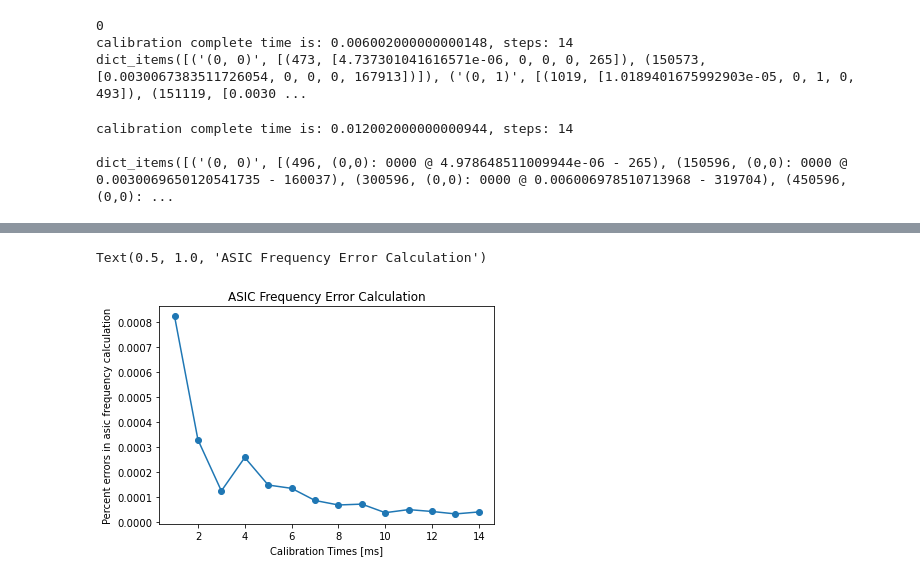
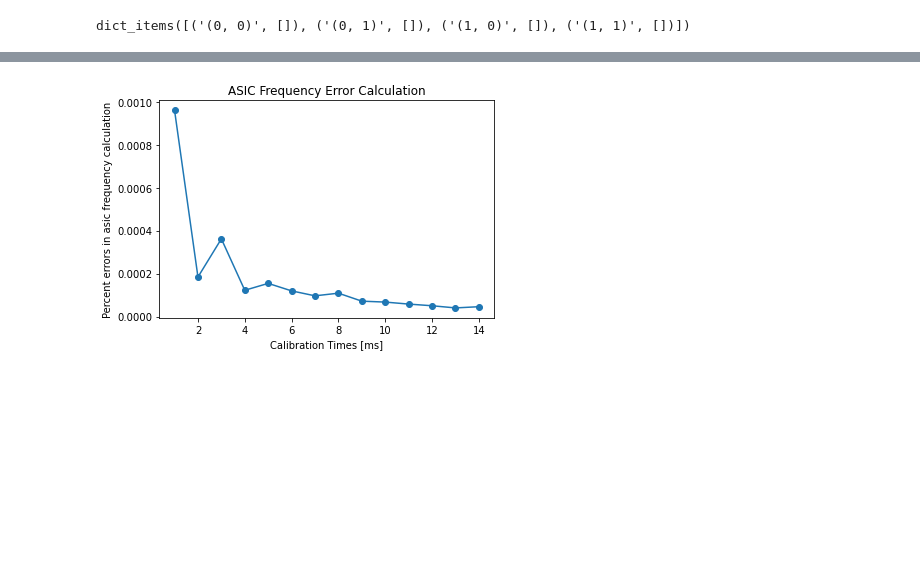
Before and after one commit to vsheb/qpix-digital, a Jupyter notebook: simulation-software/ArrayNotebook.ipynb, the cells around one changed output, grey strips where cells are left out. Saved outputs shown, nothing was run; the diff lists cells and outputs as text; code cells hidden in the pictures; blank space fills up the shorter version.

```diff
--- a/simulation-software/ArrayNotebook.ipynb
+++ b/simulation-software/ArrayNotebook.ipynb
@@ -7,41 +7,34 @@ random.seed(2)
-# %%
-qpa = qparray.QpixAsicArray(2, 2, debug=0.0, deltaT=2e-6)
-print(qpa._daqNode.daqHits)
-qpa.Calibrate(0.003)
-print(qpa._daqNode.daqData.items())
-# %% [output]
-0
-calibration complete time is: 0.006002000000000148, steps: 14
-dict_items([('(0, 0)', [(473, [4.737301041616571e-06, 0, 0, 0, 265]), (150573, [0.0030067383511726054, 0, 0, 0, 167913])]), ('(0, 1)', [(1019, [1.0189401675992903e-05, 0, 1, 0, 493]), (151119, [0.0030 ...
-# %%
-qpa.Calibrate(0.003)
-# qpa.Calibrate(1.0)
-print()
-print(qpa._daqNode.daqData.items())
-# %% [output]
-calibration complete time is: 0.012002000000000944, steps: 14
-
-dict_items([('(0, 0)', [(496, (0,0): 0000 @ 4.978648511009944e-06 - 265), (150596, (0,0): 0000 @ 0.0030069650120541735 - 160037), (300596, (0,0): 0000 @ 0.006006978510713968 - 319704), (450596, (0,0): ...
 # %%
-guessFrq = {}
-for k, v in qpa._daqNode.pixelData.items():
-    asic = k
-    daqTicks = []
-    asicTicks = []
-    for daqTick, asicTick in v:
-        daqTicks.append(daqTick)
-        asicTicks.append(asicTick)
-    print("asic ticks:", asicTicks)
-    guessFrq[asic] = (asicTicks[-1] - asicTicks[-2]) / (daqTicks[1] - daqTicks[0])  * qpa._daqNode.fOsc
-for asic in qpa:
-    key = f"({asic.row},{asic.col})"
-    print(f"{key} percent diff: {(guessFrq[key] - asic.fOsc) / asic.fOsc * 100:1.2E}")
+qpa = qparray.QpixAsicArray(2, 2, debug=0.0, deltaT=2e-6)
+# print(qpa._daqNode.daqHits)
+qpa.Calibrate(0.003)
+print(qpa._daqNode.hitData.items())
+
+# qpa.Calibrate(0.003)
+# print()
+# print(qpa._daqNode.daqData.items())
+
+# guessFrq = {}
+# for k, v in qpa._daqNode.hitData.items():
+#     asic = k
+#     daqTicks = []
+#     asicTicks = []
+#     for daqTick, asicTick in v:
+#         daqTicks.append(daqTick)
+#         asicTicks.append(asicTick.data)
+#     print("asic ticks:", asicTicks)
+#     guessFrq[asic] = (asicTicks[-1] - asicTicks[-2]) / (daqTicks[1] - daqTicks[0])  * qpa._daqNode.fOsc
+# for asic in qpa:
+#     key = f"({asic.row}, {asic.col})"
+#     print(f"{key} percent diff: {(guessFrq[key] - asic.fOsc) / asic.fOsc * 100:1.2E}")
+# %% [output]
+dict_items([('(0, 0)', []), ('(0, 1)', []), ('(1, 0)', []), ('(1, 1)', [])])
 # %%
 import QpixAsicArray as qparray
 from QpixAsic import QPByte, ProcQueue
 import random
 import numpy as np
-random.seed(2)
+random.seed(7)
 # investigate why some random seeds allow you to do several calibrations and others dont, maybe it is with the asic oscillation frequency?
 
 
@@ -59,13 +52,13 @@ for number, CalTime in enumerate(CalibrateThroughTimes):
     q.Calibrate(CalTime)
 
     guessFrq = {}
-    for k, v in q._daqNode.daqData.items():
+    for k, v in q._daqNode.askData.items():
         asic = k
         daqTicks = []
         asicTicks = []
         for daqTick, Byte in v:
             daqTicks.append(daqTick)
-            asicTicks.append(Byte[4]) # Byte[4] or Byte.data depending what is appended
+            asicTicks.append(Byte.data) # Byte[4] or Byte.data depending what is appended
         if len(asicTicks) < 2:
             print(f'\nno work fo da calibration time {CalTime}: ')
             for asic in q:
@@ -92,8 +85,6 @@ for number, CalTime in enumerate(CalibrateThroughTimes):
 
 import pylab as p
 
-print(GuessFreqArray)
-
 plot = np.zeros((len(CalibrateThroughTimes)))
 for runs in range(len(CalibrateThroughTimes)):
     somethingcreative = []
@@ -116,3 +103,2 @@ WARNING: ASIC had things left to do at next major time step
-Text(0.5, 1.0, 'ASIC Frequency Error Calculation')
-[figure, old version]
+[figure, new version]
 # %%
```
Also changed, not shown: parts of 8 cells of this notebook, 2 other files.
